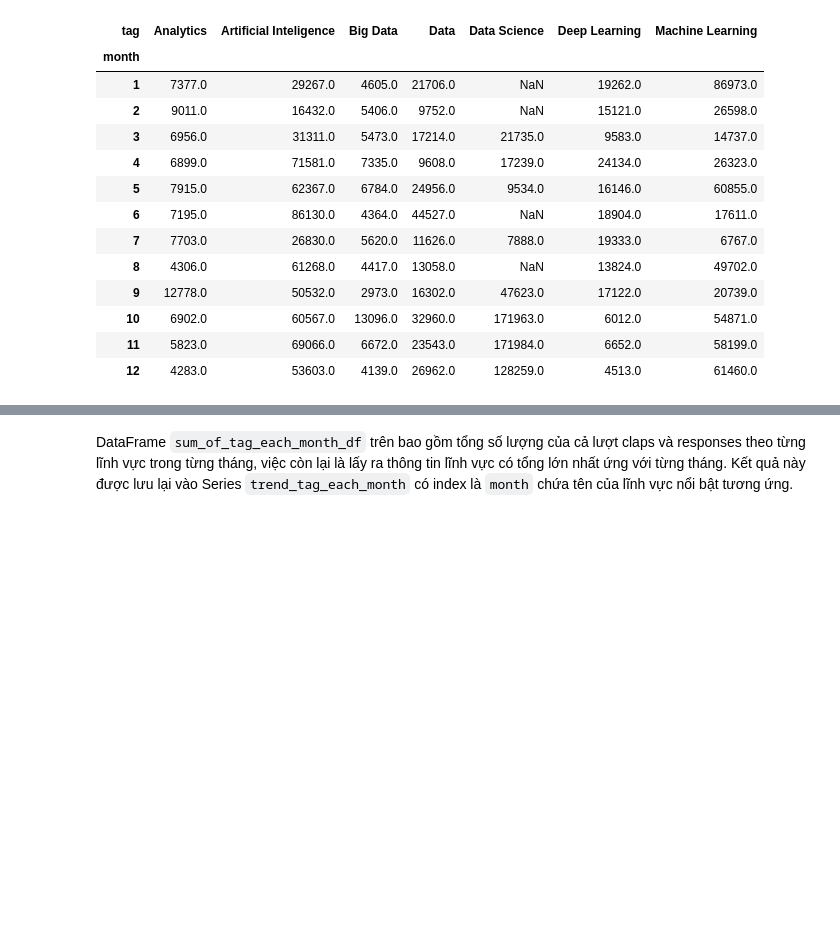
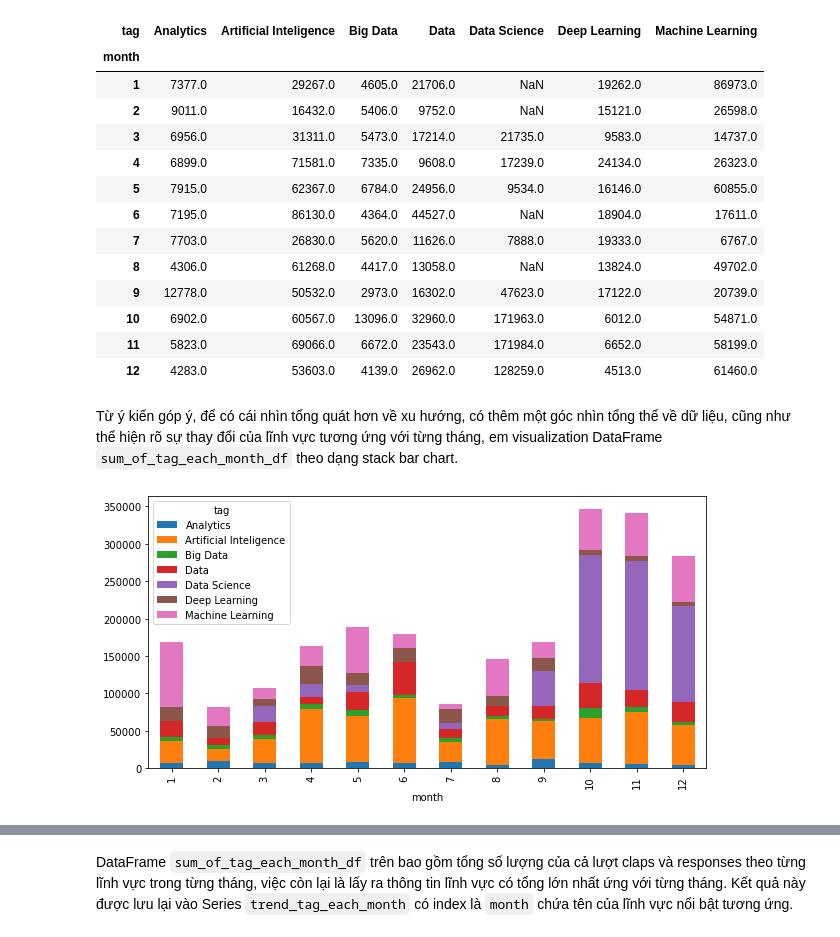
Before and after one commit to kenneth-nguyenn/P4DS_FinalProject, a Jupyter notebook: Source/Final Project.ipynb, the cells around one changed output, grey strips where cells are left out. Drawn from its saved outputs; the diff is of its cells as text; code cells hidden in the pictures; blank space fills up the shorter version.

```diff
--- a/Source/Final Project.ipynb
+++ b/Source/Final Project.ipynb
@@ -603,3 +603,9 @@ sum_of_tag_each_month_df
 | 10 | 6902.0 | 60567.0 | 13096.0 | 32960.0 | 171963.0 | 6012.0 | 54871.0 |
 | 11 | 5823.0 | 69066.0 | 6672.0 | 23543.0 | 171984.0 | 6652.0 | 58199.0 |
 | 12 | 4283.0 | 53603.0 | 4139.0 | 26962.0 | 128259.0 | 4513.0 | 61460.0 |
+# %% [markdown]
+Từ ý kiến góp ý, để có cái nhìn tổng quát hơn về xu hướng, có thêm một góc nhìn tổng thể về dữ liệu, cũng như thể hiện rõ sự thay đổi của lĩnh vực tương ứng với từng tháng, em visualization DataFrame `sum_of_tag_each_month_df` theo dạng stack bar chart.
+# %%
+sum_of_tag_each_month_df.plot(kind='bar', stacked=True, figsize=(10, 5));
+# %% [output]
+[figure, added]
```
Also changed, not shown: parts of 2 cells of this notebook.
